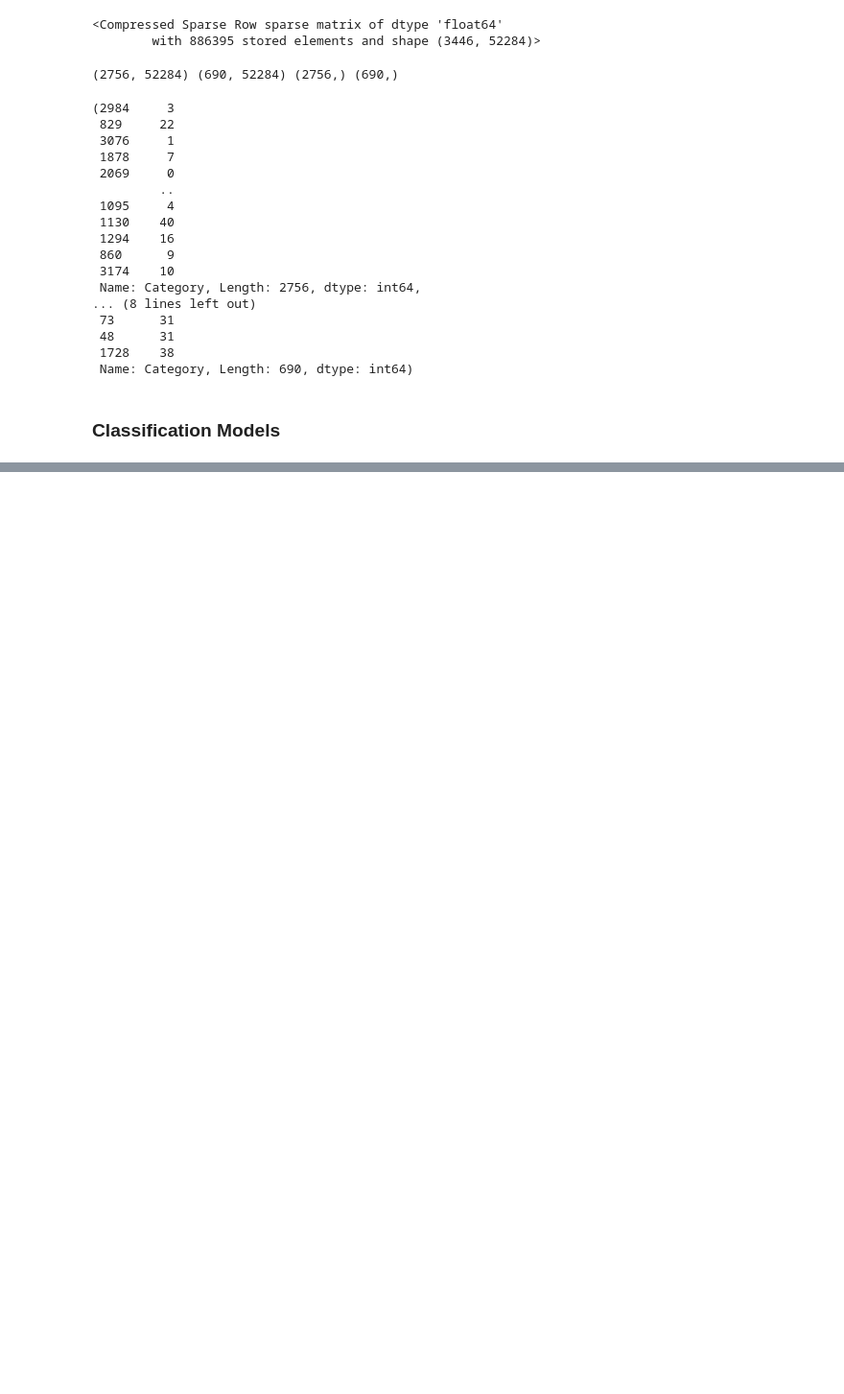
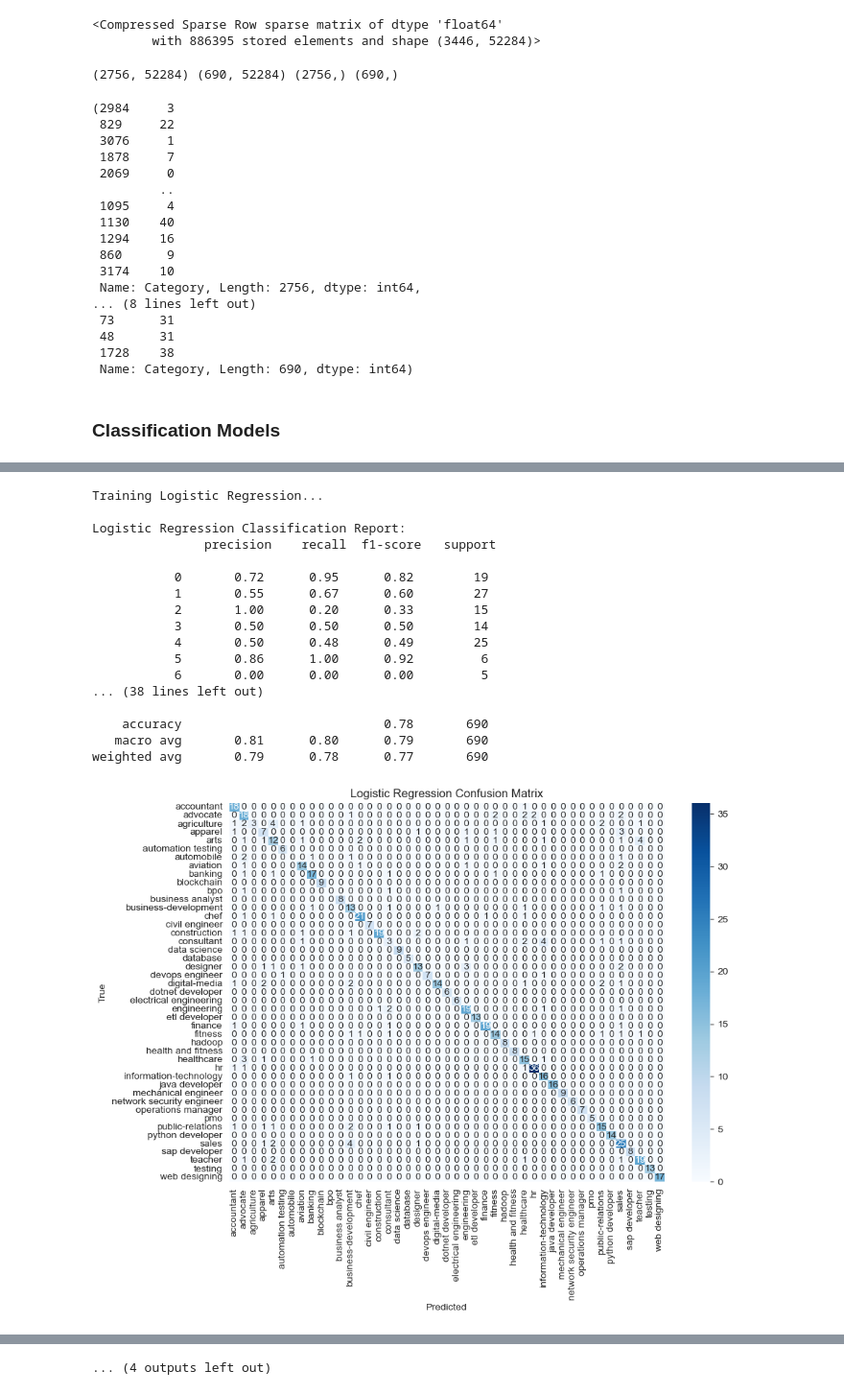
Before and after one commit to ROUSenghak/Resume_matching, a Jupyter notebook: notebooks/classification_model.ipynb, the cells around one changed output, grey strips where cells are left out. Shown at 96% size. Drawn from its saved outputs; the diff is of its cells as text; code cells hidden in the pictures; blank space fills up the shorter version.

```diff
--- a/notebooks/classification_model.ipynb
+++ b/notebooks/classification_model.ipynb
@@ -246,8 +154,0 @@ Gradient Boosting Classifier Accuracy: 0.8463768115942029
-# %%
-model_nb = MultinomialNB()
-model_nb.fit(X_train, y_train)
-
-y_pred_nb = model_nb.predict(X_test)
-accuracy_nb = accuracy_score(y_test, y_pred_nb)
-
-print("Naive Bayes Classifier Accuracy:", accuracy_nb)
@@ -277,0 +155,66 @@ Best Parameters: {'max_depth': None, 'min_samples_split': 5, 'n_estimators': 300
+# %%
+# Classification Models
+models = {
+    "Logistic Regression": LogisticRegression(),
+    "KNN Classifier": KNeighborsClassifier(),
+    "Decision Tree Classifier": DecisionTreeClassifier(),
+    "Random Forest Classifier": RandomForestClassifier(n_estimators=100, random_state=42),
+    "SVM Classifier": SVC(),
+    "Bagging Classifier": BaggingClassifier(estimator=DecisionTreeClassifier(), n_estimators=50, random_state=42),
+    "Gradient Boosting Classifier": GradientBoostingClassifier(),
+    "Naive Bayes Classifier": MultinomialNB(),
+}
+# %%
+# Training and Evaluation
+results = []
+for name, model in models.items():
+    print(f"\nTraining {name}...")
+    model.fit(X_train, y_train)
+    y_pred = model.predict(X_test)
+
+    # Metrics
+    accuracy = accuracy_score(y_test, y_pred)
+    report = classification_report(y_test, y_pred, output_dict=True)
+    precision = report["macro avg"]["precision"]
+    recall = report["macro avg"]["recall"]
+    f1 = report["macro avg"]["f1-score"]
+
+    # Save results
+    results.append({
+    "Model": name,
+    "Accuracy": accuracy,
+    "Precision": precision,
+    "Recall": recall,
+    "F1-Score": f1
+    })
+
+    # Print classification report
+    print(f"\n{name} Classification Report:\n", classification_report(y_test, y_pred))
+
+    # Confusion Matrix
+    cm = confusion_matrix(y_test, y_pred)
+    plt.figure(figsize=(10, 7))
+    sns.heatmap(cm, annot=True, fmt='d', cmap='Blues', xticklabels=le.classes_, yticklabels=le.classes_)
+    plt.title(f"{name} Confusion Matrix")
+    plt.xlabel("Predicted")
+    plt.ylabel("True")
+    plt.show()
+# %% [output]
+Training Logistic Regression...
+
+Logistic Regression Classification Report:
+               precision    recall  f1-score   support
+
+           0       0.72      0.95      0.82        19
+           1       0.55      0.67      0.60        27
+           2       1.00      0.20      0.33        15
+           3       0.50      0.50      0.50        14
+           4       0.50      0.48      0.49        25
+           5       0.86      1.00      0.92         6
+           6       0.00      0.00      0.00         5
+... (38 lines left out)
+
+    accuracy                           0.78       690
+   macro avg       0.81      0.80      0.79       690
+weighted avg       0.79      0.78      0.77       690
+[figure, added]
@@ -277,0 +311 @@ Best Parameters: {'max_depth': None, 'min_samples_split': 5, 'n_estimators': 300
+... (4 outputs left out)
```
Also changed, not shown: parts of 21 cells of this notebook, 1 other file.
